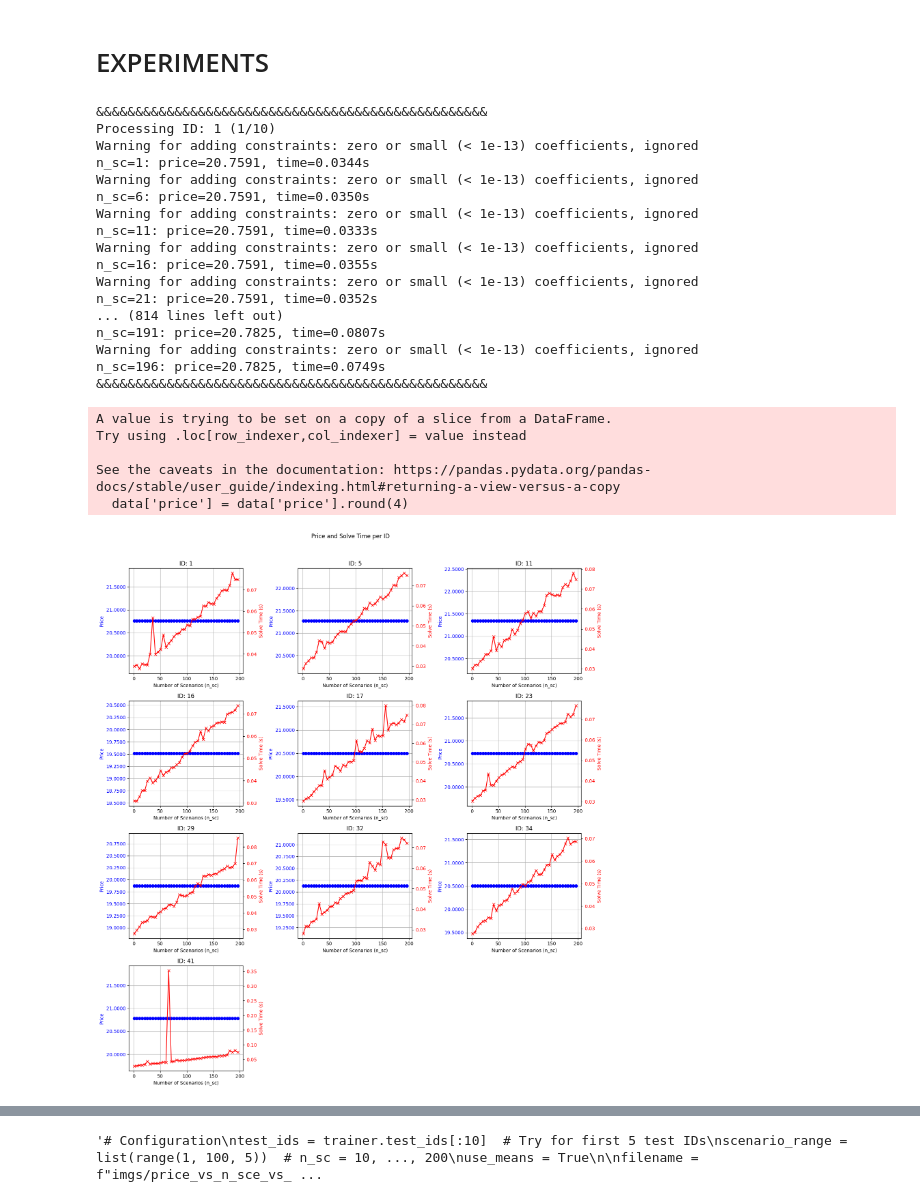
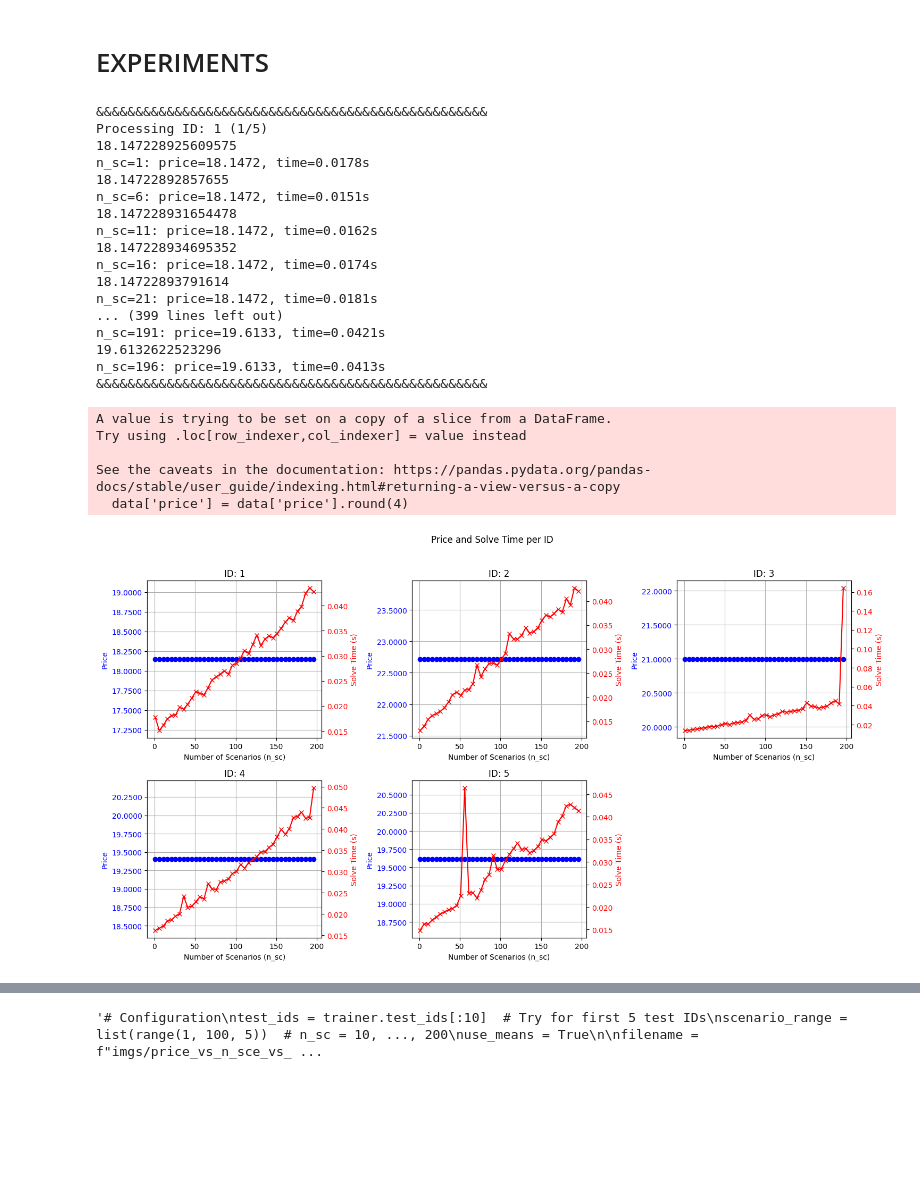
Before and after one commit to DanielLosada/DynamicPricing, a Jupyter notebook: MyImplementation/opt.ipynb, the cells around one changed output, grey strips where cells are left out. Cells and saved outputs as stored; diff of their text form; code cells hidden in the pictures; blank space fills up the shorter version.

```diff
--- a/MyImplementation/opt.ipynb
+++ b/MyImplementation/opt.ipynb
@@ -542,0 +549,7 @@ len(model.N)
+# %%
+total_demand = 0
+for x in range(n_sc):
+    total_demand += value(model.y['demand', 4, x+1])
+    print(value(model.y['demand', 4, x+1]))
+print("Total demand for scenario 5:", total_demand)
+print("Average demand for scenario 5:", total_demand/n_sc )
@@ -542,0 +574,31 @@ len(model.N)
+# %%
+total_price = 0
+for n in model.N:
+    print("&"*50)
+    print("Establecimiento ", n)
+    opt_price = value(model.x['price',n])
+    total_price += opt_price
+    total_demand = 0
+    total_demand_int = 0
+    for x in range(n_sc):
+        total_demand += value(model.y['demand', n, x+1])
+        total_demand_int += value(model.y_int[n, x+1])
+        #print("demand: ", value(model.y['demand', 0, x+1]))
+    print("Average demand: ", total_demand/n_sc)
+    print("Average demand int: ", total_demand_int/n_sc)
+    opt_mean = value(model.y['demand', n,'mean'])
+    opt_sd = value(model.y['demand', n,'sd'])
+    opt_profit = value(model.OBJ)
+    opt_mean_unscaled = opt_mean * trainer.y_std[0] + trainer.y_mean[0]
+    opt_sd_unscaled = opt_sd * trainer.y_std[0]
+
+    print(f"Optimal profit: {opt_profit}")
+    print(f"Average price train: {mean_price_by_id[n]}")
+    print(f"Optimal price: {opt_price}")
+    print(f"Optimal mean (scaled): {opt_mean} → (unscaled): {opt_mean_unscaled}")
+    print(f"Optimal sd (scaled): {opt_sd} → (unscaled): {opt_sd_unscaled}")
+    print("&"*50)
+
+print("Average price train: ", mean_price)
+print("Average price opt: ", total_price/len(model.N))
+print("Is average price higher than 2% of the mean price? ", (total_price/len(model.N)) >= mean_price * 1.02)
@@ -827,29 +935,29 @@ def experiment_solve_time_vs_n_preds(trainer, use_means=True, n_sc=50, end_range
 
         print(f"Plot saved to: {filename}")
 # %%
-experiment_price_n_sc_solve_time(trainer, use_means=True, n_ids=10, end_range=200)
+experiment_price_n_sc_solve_time(trainer, use_means=True, n_ids=5, end_range=200)
 # %% [output]
 &&&&&&&&&&&&&&&&&&&&&&&&&&&&&&&&&&&&&&&&&&&&&&&&&&
-Processing ID: 1 (1/10)
-Warning for adding constraints: zero or small (< 1e-13) coefficients, ignored
-n_sc=1: price=20.7591, time=0.0344s
-Warning for adding constraints: zero or small (< 1e-13) coefficients, ignored
-n_sc=6: price=20.7591, time=0.0350s
-Warning for adding constraints: zero or small (< 1e-13) coefficients, ignored
-n_sc=11: price=20.7591, time=0.0333s
-Warning for adding constraints: zero or small (< 1e-13) coefficients, ignored
-n_sc=16: price=20.7591, time=0.0355s
-Warning for adding constraints: zero or small (< 1e-13) coefficients, ignored
-n_sc=21: price=20.7591, time=0.0352s
-... (814 lines left out)
-n_sc=191: price=20.7825, time=0.0807s
-Warning for adding constraints: zero or small (< 1e-13) coefficients, ignored
-n_sc=196: price=20.7825, time=0.0749s
+Processing ID: 1 (1/5)
+18.147228925609575
+n_sc=1: price=18.1472, time=0.0178s
+18.14722892857655
+n_sc=6: price=18.1472, time=0.0151s
+18.147228931654478
+n_sc=11: price=18.1472, time=0.0162s
+18.147228934695352
+n_sc=16: price=18.1472, time=0.0174s
+18.14722893791614
+n_sc=21: price=18.1472, time=0.0181s
+... (399 lines left out)
+n_sc=191: price=19.6133, time=0.0421s
+19.6132622523296
+n_sc=196: price=19.6133, time=0.0413s
 &&&&&&&&&&&&&&&&&&&&&&&&&&&&&&&&&&&&&&&&&&&&&&&&&&
 A value is trying to be set on a copy of a slice from a DataFrame.
 Try using .loc[row_indexer,col_indexer] = value instead
 
 See the caveats in the documentation: https://pandas.pydata.org/pandas-docs/stable/user_guide/indexing.html#returning-a-view-versus-a-copy
   data['price'] = data['price'].round(4)
-[figure, old version]
+[figure, new version]
 # %%
```
Also changed, not shown: parts of 21 cells of this notebook, 9 other files.
